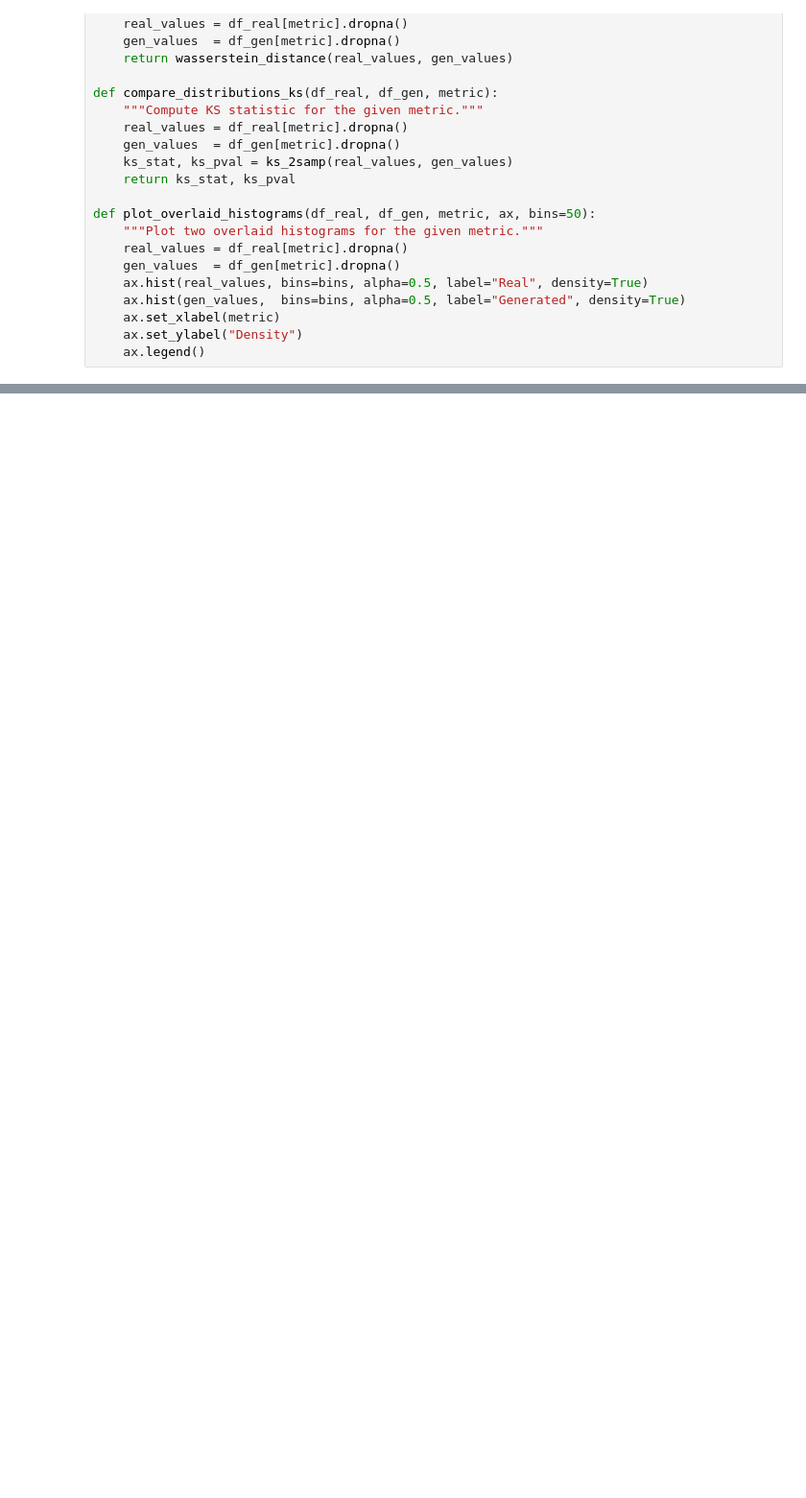
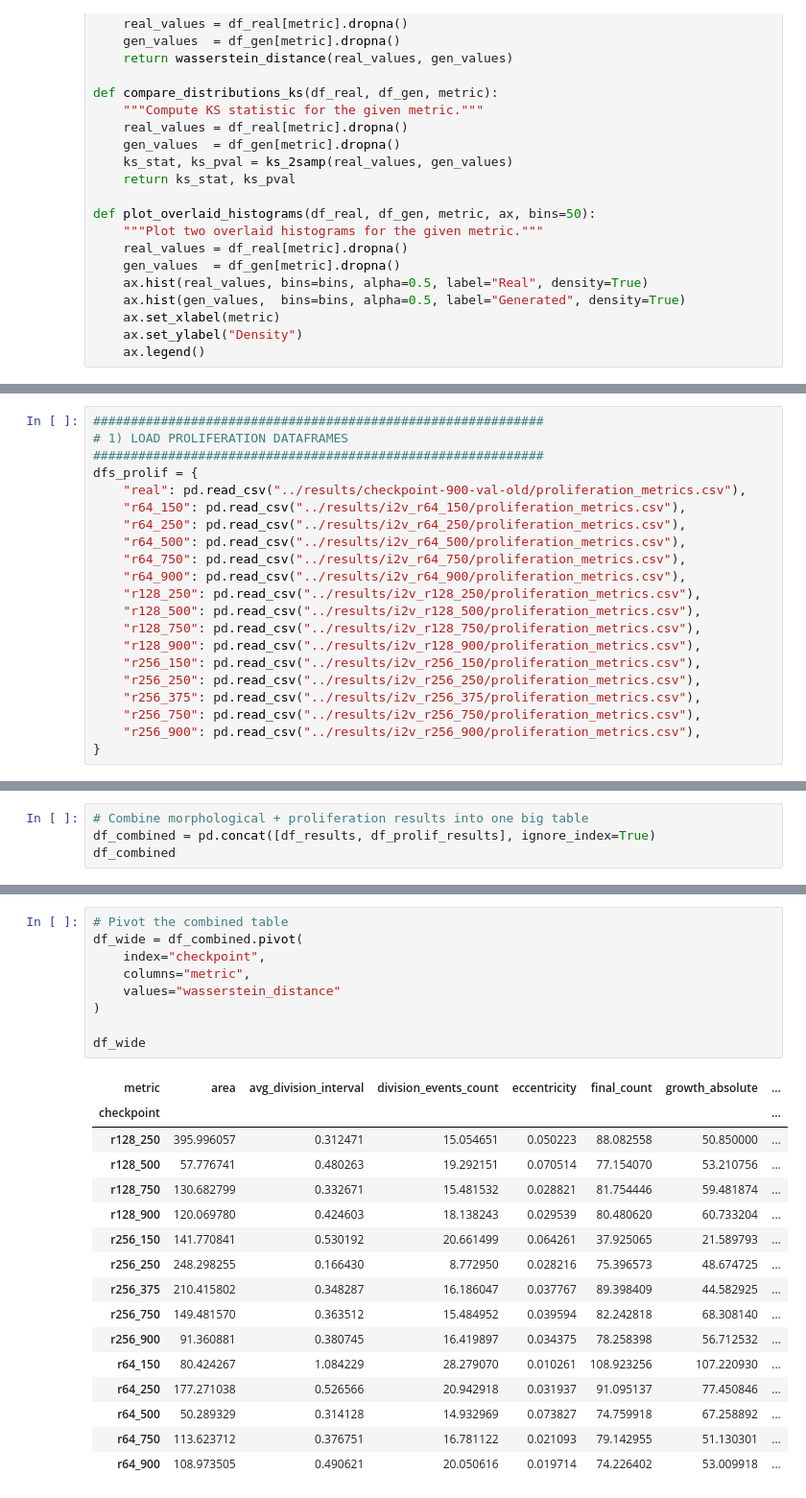
Before and after one commit to aicell-lab/cell-video-diffusion, a Jupyter notebook: evaluation/notebooks/compare_distributions.ipynb, the cells around one changed output, grey strips where cells are left out. Shown: that part at 96% size. Drawn from its saved outputs; the diff is of its cells as text; blank space fills up the shorter version.

```diff
--- a/evaluation/notebooks/compare_distributions.ipynb
+++ b/evaluation/notebooks/compare_distributions.ipynb
@@ -215,0 +194,21 @@ compare_boxplot(dfs, "area")
+# %%
+############################################################
+# 1) LOAD PROLIFERATION DATAFRAMES
+############################################################
+dfs_prolif = {
+    "real": pd.read_csv("../results/checkpoint-900-val-old/proliferation_metrics.csv"),
+    "r64_150": pd.read_csv("../results/i2v_r64_150/proliferation_metrics.csv"),
+    "r64_250": pd.read_csv("../results/i2v_r64_250/proliferation_metrics.csv"),
+    "r64_500": pd.read_csv("../results/i2v_r64_500/proliferation_metrics.csv"),
+    "r64_750": pd.read_csv("../results/i2v_r64_750/proliferation_metrics.csv"),
+    "r64_900": pd.read_csv("../results/i2v_r64_900/proliferation_metrics.csv"),
+    "r128_250": pd.read_csv("../results/i2v_r128_250/proliferation_metrics.csv"),
+    "r128_500": pd.read_csv("../results/i2v_r128_500/proliferation_metrics.csv"),
+    "r128_750": pd.read_csv("../results/i2v_r128_750/proliferation_metrics.csv"),
+    "r128_900": pd.read_csv("../results/i2v_r128_900/proliferation_metrics.csv"),
+    "r256_150": pd.read_csv("../results/i2v_r256_150/proliferation_metrics.csv"),
+    "r256_250": pd.read_csv("../results/i2v_r256_250/proliferation_metrics.csv"),
+    "r256_375": pd.read_csv("../results/i2v_r256_375/proliferation_metrics.csv"),
+    "r256_750": pd.read_csv("../results/i2v_r256_750/proliferation_metrics.csv"),
+    "r256_900": pd.read_csv("../results/i2v_r256_900/proliferation_metrics.csv"),
+}
@@ -215,0 +434,4 @@ compare_boxplot(dfs, "area")
+# %%
+# Combine morphological + proliferation results into one big table
+df_combined = pd.concat([df_results, df_prolif_results], ignore_index=True)
+df_combined
@@ -215,0 +452,26 @@ compare_boxplot(dfs, "area")
+# %%
+# Pivot the combined table
+df_wide = df_combined.pivot(
+    index="checkpoint",
+    columns="metric",
+    values="wasserstein_distance"
+)
+
+df_wide
+# %% [output]
+| metric | area | avg_division_interval | division_events_count | eccentricity | final_count | growth_absolute | ... |
+| checkpoint |  |  |  |  |  |  | ... |
+| r128_250 | 395.996057 | 0.312471 | 15.054651 | 0.050223 | 88.082558 | 50.850000 | ... |
+| r128_500 | 57.776741 | 0.480263 | 19.292151 | 0.070514 | 77.154070 | 53.210756 | ... |
+| r128_750 | 130.682799 | 0.332671 | 15.481532 | 0.028821 | 81.754446 | 59.481874 | ... |
+| r128_900 | 120.069780 | 0.424603 | 18.138243 | 0.029539 | 80.480620 | 60.733204 | ... |
+| r256_150 | 141.770841 | 0.530192 | 20.661499 | 0.064261 | 37.925065 | 21.589793 | ... |
+| r256_250 | 248.298255 | 0.166430 | 8.772950 | 0.028216 | 75.396573 | 48.674725 | ... |
+| r256_375 | 210.415802 | 0.348287 | 16.186047 | 0.037767 | 89.398409 | 44.582925 | ... |
+| r256_750 | 149.481570 | 0.363512 | 15.484952 | 0.039594 | 82.242818 | 68.308140 | ... |
+| r256_900 | 91.360881 | 0.380745 | 16.419897 | 0.034375 | 78.258398 | 56.712532 | ... |
+| r64_150 | 80.424267 | 1.084229 | 28.279070 | 0.010261 | 108.923256 | 107.220930 | ... |
+| r64_250 | 177.271038 | 0.526566 | 20.942918 | 0.031937 | 91.095137 | 77.450846 | ... |
+| r64_500 | 50.289329 | 0.314128 | 14.932969 | 0.073827 | 74.759918 | 67.258892 | ... |
+| r64_750 | 113.623712 | 0.376751 | 16.781122 | 0.021093 | 79.142955 | 51.130301 | ... |
+| r64_900 | 108.973505 | 0.490621 | 20.050616 | 0.019714 | 74.226402 | 53.009918 | ... |
```
Also changed, not shown: parts of 11 cells of this notebook, 7 other files.
